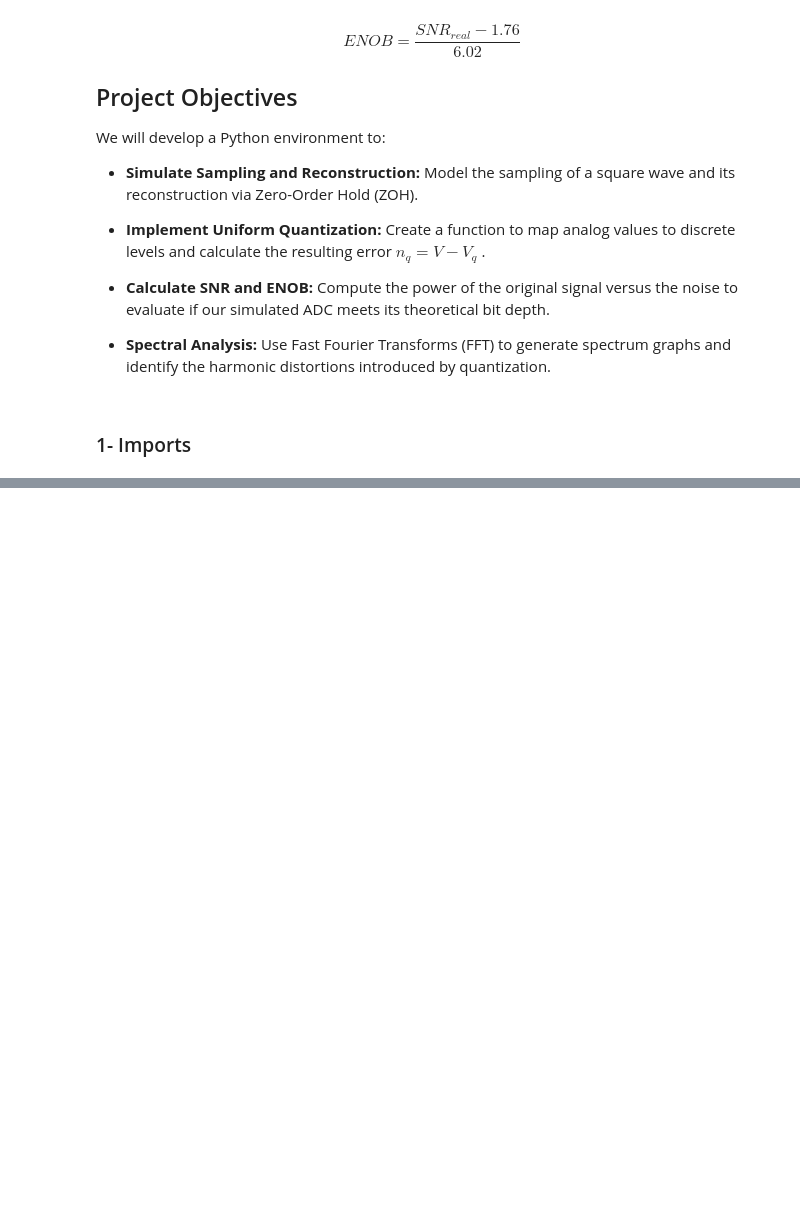
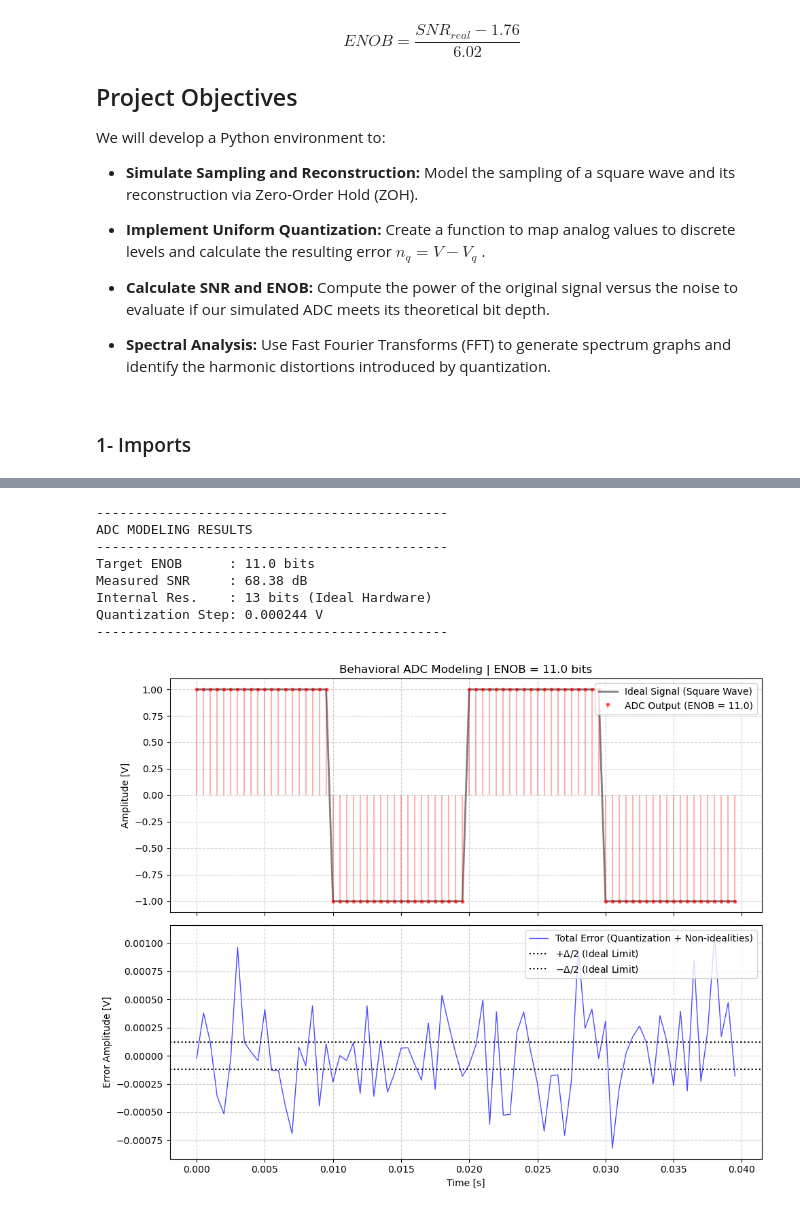
Before and after one commit to elmerfariass/DSPcap, a Jupyter notebook: ADC&DAC.ipynb, the cells around one changed output, grey strips where cells are left out. Cells and saved outputs as stored; diff of their text form; code cells hidden in the pictures; blank space fills up the shorter version.

```diff
--- a/ADC&DAC.ipynb
+++ b/ADC&DAC.ipynb
@@ -291,0 +442,71 @@ ENOB Calculate: 2.57 bits
+# %%
+# 1. Analog Signal Configuration (Square Wave)
+fs = 2000          # 100 kHz sampling rate
+f_sig = 50           # 50 Hz square wave
+t = np.arange(0, 0.04, 1/fs)
+x_analog = signal.square(2 * np.pi * f_sig * t)
+
+# 2. Target ADC Specifications
+target_enob = 11.0     # 11-bit effective resolution
+v_min, v_max = -1.0, 1.0
+
+# 3. Running the Model
+y_out, total_error, delta_step, measured_snr, noise_pwr, internal_bits = adc_enob_model(
+    x_analog, target_enob, fs, v_max, v_min, margin_bits=2
+)
+
+# 4. Printing Results
+print("-" * 45)
+print("ADC MODELING RESULTS")
+print("-" * 45)
+print(f"Target ENOB      : {target_enob} bits")
+print(f"Measured SNR     : {measured_snr:.2f} dB")
+print(f"Internal Res.    : {internal_bits} bits (Ideal Hardware)")
+print(f"Quantization Step: {delta_step:.6f} V")
+print("-" * 45)
+
+# 5. Graphical Plotting
+fig, (ax1, ax2) = plt.subplots(2, 1, figsize=(10, 8), sharex=True)
+
+# Signal Plot (Using Stem for ADC output)
+ax1.plot(t, x_analog, 'k-', alpha=0.5, lw=2, label='Ideal Signal (Square Wave)')
+
+# Discrete-time representation (Stem)
+# Using markerfmt='r.' to avoid cluttering the plot with 4000 dots
+markerline, stemlines, baseline = ax1.stem(
+    t, y_out,
+    linefmt='r-',
+    markerfmt='r.',
+    basefmt=' ',
+    label=f'ADC Output (ENOB = {target_enob})'
+)
+# Reducing stem opacity for better visualization
+plt.setp(stemlines, 'alpha', 0.3)
+plt.setp(markerline, 'alpha', 0.6)
+
+ax1.set_title(f'Behavioral ADC Modeling | ENOB = {target_enob} bits')
+ax1.set_ylabel('Amplitude [V]')
+ax1.legend(loc='upper right')
+ax1.grid(True, ls='--', alpha=0.6)
+
+# Error Plot
+ax2.plot(t, total_error, 'b-', lw=1, alpha=0.7, label='Total Error (Quantization + Non-idealities)')
+ax2.axhline(delta_step/2, color='k', ls=':', label=r'$+\Delta/2$ (Ideal Limit)')
+ax2.axhline(-delta_step/2, color='k', ls=':', label=r'$-\Delta/2$ (Ideal Limit)')
+ax2.set_xlabel('Time [s]')
+ax2.set_ylabel('Error Amplitude [V]')
+ax2.legend(loc='upper right')
+ax2.grid(True, ls='--', alpha=0.6)
+
+plt.tight_layout()
+plt.show()
+# %% [output]
+---------------------------------------------
+ADC MODELING RESULTS
+---------------------------------------------
+Target ENOB      : 11.0 bits
+Measured SNR     : 68.38 dB
+Internal Res.    : 13 bits (Ideal Hardware)
+Quantization Step: 0.000244 V
+---------------------------------------------
+[figure, added]
```
Also changed, not shown: parts of 3 cells of this notebook.
